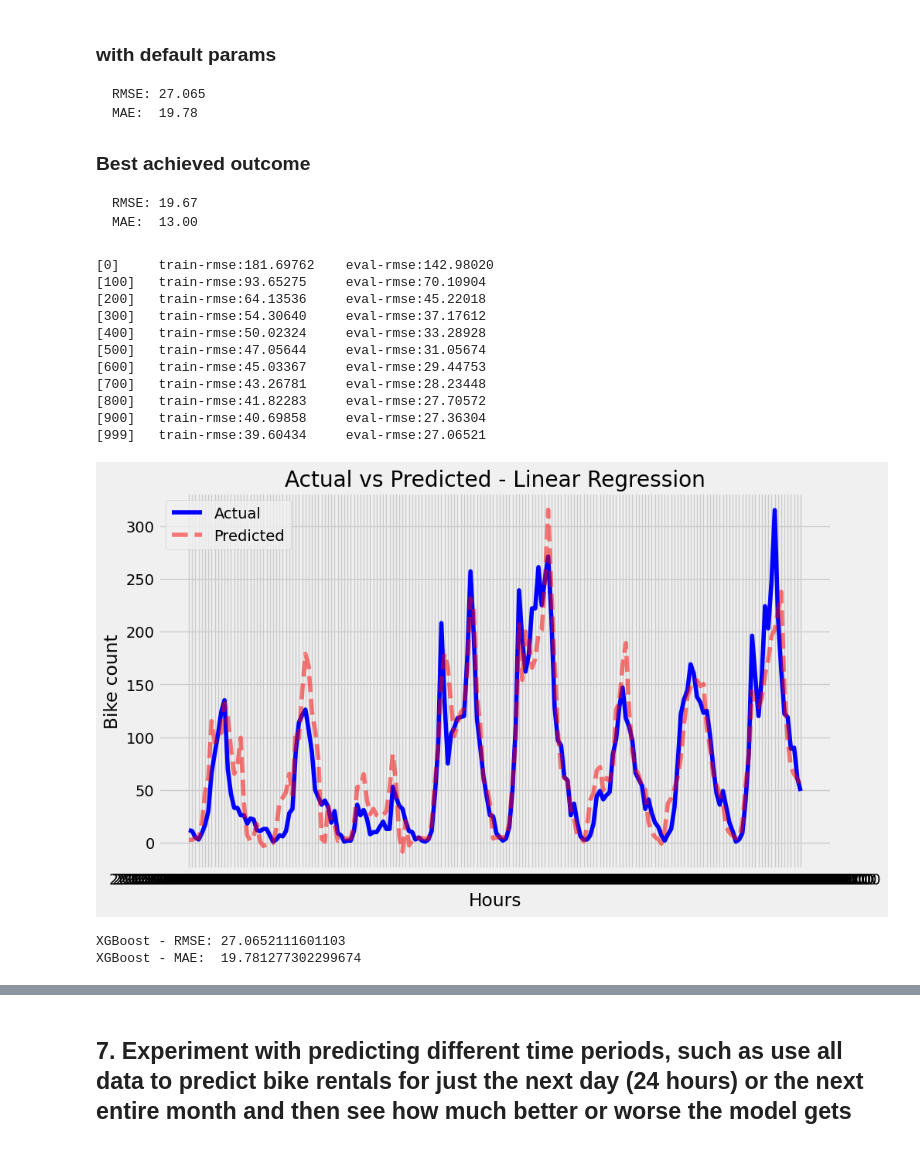
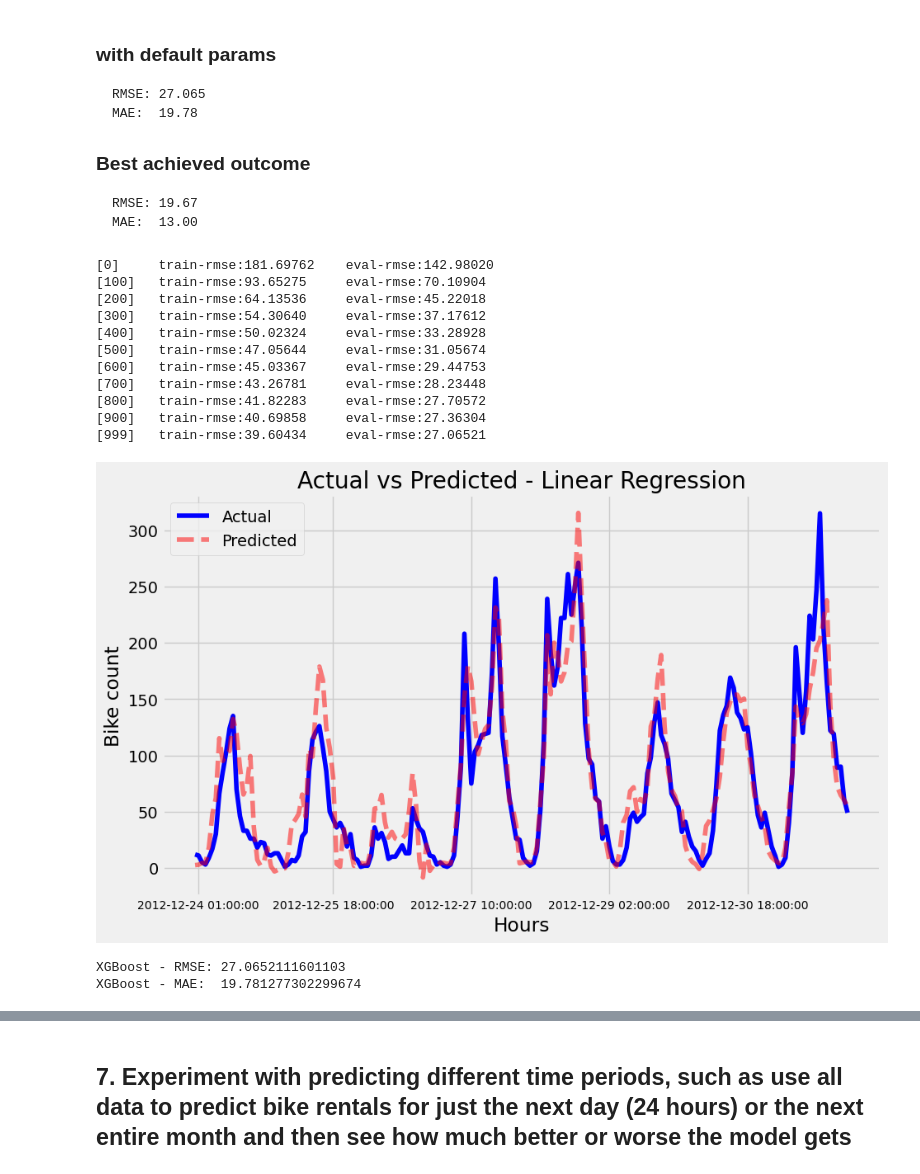
Before and after one commit to jeff0167/Data_And_Things, a Jupyter notebook: TSA_Task.ipynb, the cells around one changed output, grey strips where cells are left out. Saved outputs shown, nothing was run; the diff lists cells and outputs as text; code cells hidden in the pictures.

Commit message:
Linear regression completed & TSA_Task completed + some refactoring

```diff
--- a/TSA_Task.ipynb
+++ b/TSA_Task.ipynb
@@ -122,2 +120,0 @@ df = df.drop("instant", axis=1)
-# %%
-df['day hr'] = df["date"].astype(str) + ' ' + df['hour'].apply(lambda x: f'{x:02}:00:00')
@@ -209,0 +240,2 @@ df.duplicated().sum()
+# %%
+df['day hour'] = df["date"].astype(str) + ' ' + df['hour'].apply(lambda x: f'{x:02}:00:00')
@@ -423,8 +449,8 @@ def train_model_XG_Boost(train_end_date, test_start_date, FEATURES_XGB, params):
 
     train = df_no_null.loc[df_no_null.index < train_end_date]
     test = df_no_null.loc[df_no_null.index >= test_start_date]
-    train.index = train['day hr']
-    test.index = test['day hr']
+    train.index = train['day hour']
+    test.index = test['day hour']
 
     X_train_xgb = train[FEATURES_XGB]
     y_train_xgb = train[TARGET]
@@ -450,14 +476,8 @@ def train_model_XG_Boost(train_end_date, test_start_date, FEATURES_XGB, params):
     rmse_xgb = root_mean_squared_error(y_test_xgb, y_pred_xgb)
     mae_xgb = mean_absolute_error(y_test_xgb, y_pred_xgb)
 
-    plt.figure(figsize=(10, 6))
-    plt.plot(y_test_xgb.index, y_test_xgb, label='Actual', color='blue')
-    plt.plot(y_test_xgb.index, y_pred_xgb, label='Predicted', color='red', linestyle='dashed', alpha=0.5)
-    plt.title('Actual vs Predicted - Linear Regression')
-    plt.xlabel('Hours')
-    plt.ylabel('Bike count')
-    plt.legend()
-    plt.show()
+    # Draw plot
+    display_actual_predict_plot(y_test_xgb, y_pred_xgb)
 
     print(f"XGBoost - RMSE: {rmse_xgb}")
     print(f"XGBoost - MAE:  {mae_xgb}")
@@ -469,25 +489,20 @@ FEATURES_XGB = [
     'rolling_mean_3h', 'rolling_mean_3d'
 ]
 # %%
-params = {
-    # default: 'reg:squarederror'
-    'objective': 'reg:squarederror',  # Objective function for regression
+def set_params(max_depth = 3, learning_rate = 0.01, colsample_bytree = 0.8, subsample = 0.8):
+    return {
+        'objective': 'reg:squarederror',  # Objective function for regression
 
-    # default: ''
-    'eval_metric': 'rmse',  # Evaluation metric
+        'eval_metric': 'rmse',  # Evaluation metric
 
-    # default: '3', 5 also works well
-    'max_depth': 3,  # Depth of the trees
+        'max_depth': max_depth, # Depth of the trees
 
-    # default: '0.01', 0.1 also works well
-    'learning_rate': 0.01,  # Learning rate
+        'learning_rate': learning_rate, # Learning rate
 
-    # default: '0.8'
-    'colsample_bytree': 0.8,  # Subsample of features
+        'colsample_bytree': colsample_bytree,  # Subsample of features
 
-    # default: '0.8'
-    'subsample': 0.8  # Subsample ratio
-}
+        'subsample': subsample, # Subsample ratio
+    }
 # %% [markdown]
 ### with default params
     RMSE: 27.065
@@ -497,20 +512,20 @@ params = {
     RMSE: 19.67
     MAE:  13.00
 # %%
-train_model_XG_Boost('2012-12-24', '2012-12-24', FEATURES_XGB, params)
+train_model_XG_Boost('2012-12-24', '2012-12-24', FEATURES_XGB, set_params())
 # %% [output]
 [0]     train-rmse:181.69762    eval-rmse:142.98020
 [100]   train-rmse:93.65275     eval-rmse:70.10904
 [200]   train-rmse:64.13536     eval-rmse:45.22018
 [300]   train-rmse:54.30640     eval-rmse:37.17612
 [400]   train-rmse:50.02324     eval-rmse:33.28928
 [500]   train-rmse:47.05644     eval-rmse:31.05674
 [600]   train-rmse:45.03367     eval-rmse:29.44753
 [700]   train-rmse:43.26781     eval-rmse:28.23448
 [800]   train-rmse:41.82283     eval-rmse:27.70572
 [900]   train-rmse:40.69858     eval-rmse:27.36304
 [999]   train-rmse:39.60434     eval-rmse:27.06521
-[figure, old version]
+[figure, new version]
 XGBoost - RMSE: 27.0652111601103
 XGBoost - MAE:  19.781277302299674
 # %%
```
Also changed, not shown: parts of 38 cells of this notebook, 8 other files.
